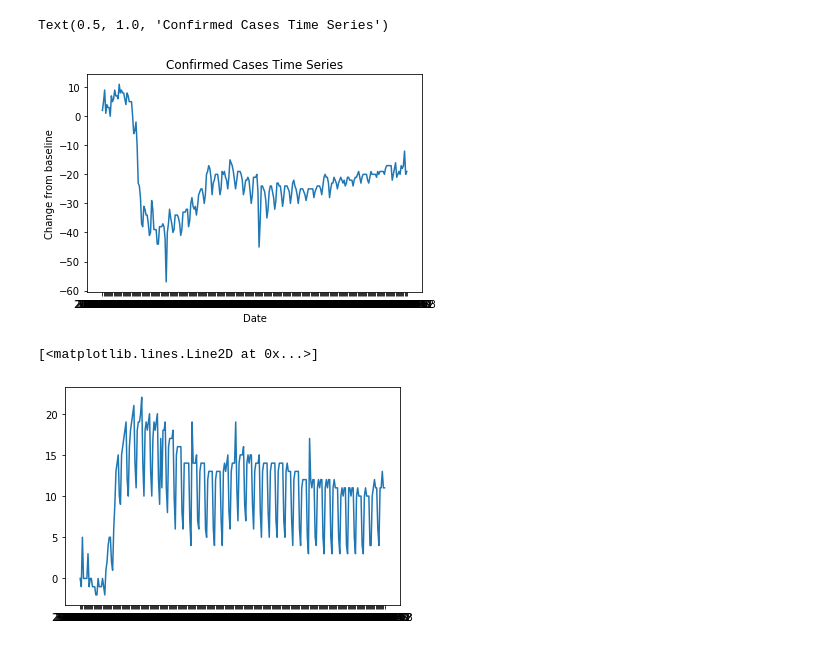
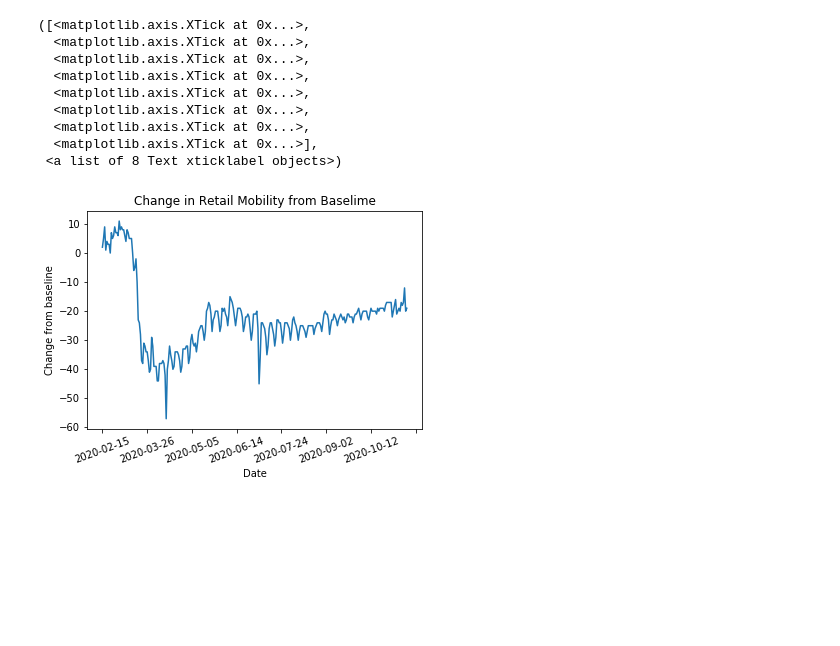
Before and after one commit to jcpeters1/100_days_of_code, a Jupyter notebook: local_covid.ipynb, the cells around one changed output. Cells and saved outputs as stored; diff of their text form; code cells hidden in the pictures; blank space fills up the shorter version.

```diff
--- a/local_covid.ipynb
+++ b/local_covid.ipynb
@@ -43,17 +55,21 @@ df.to_csv('data/maricopa_new_cases.csv')
 # %%
 date = maricopa_mobility['date']
 retail = maricopa_mobility['retail_and_recreation_percent_change_from_baseline']
 home = maricopa_mobility['residential_percent_change_from_baseline']
 
 plt.plot(date, retail)
 plt.xlabel("Date")
 plt.ylabel("Change from baseline")
-plt.title("Confirmed Cases Time Series")
+plt.title("Change in Retail Mobility from Baselime")
+plt.xticks(np.arange(0, 299, step=40),rotation=20)
 # %% [output]
-Text(0.5, 1.0, 'Confirmed Cases Time Series')
+([<matplotlib.axis.XTick at 0x...>,
+  <matplotlib.axis.XTick at 0x...>,
+  <matplotlib.axis.XTick at 0x...>,
+  <matplotlib.axis.XTick at 0x...>,
+  <matplotlib.axis.XTick at 0x...>,
+  <matplotlib.axis.XTick at 0x...>,
+  <matplotlib.axis.XTick at 0x...>,
+  <matplotlib.axis.XTick at 0x...>],
+ <a list of 8 Text xticklabel objects>)
-[figure, old version]
+[figure, new version]
-# %%
-plt.plot(date, home)
-# %% [output]
-[<matplotlib.lines.Line2D at 0x...>]
-[figure, removed]
```
Also changed, not shown: parts of 5 cells of this notebook.
